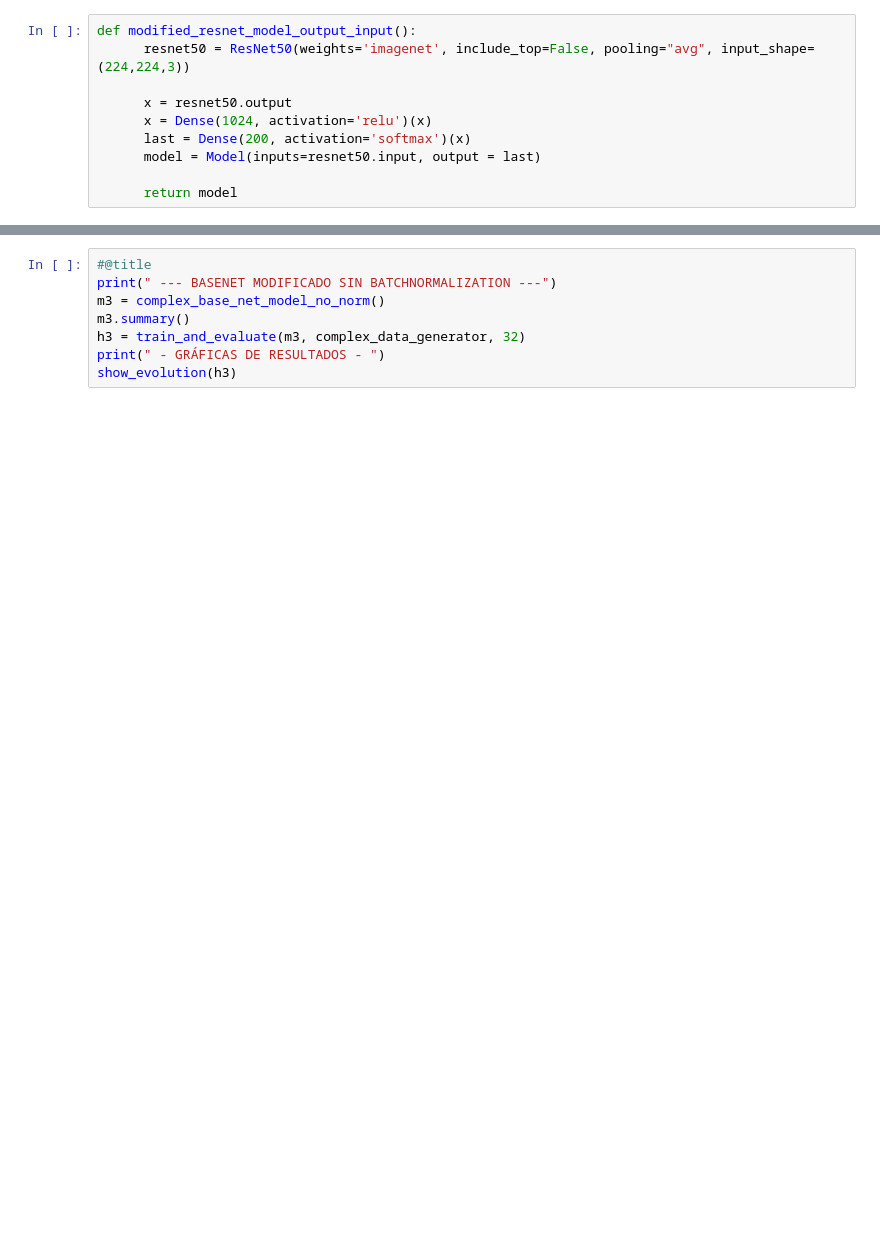
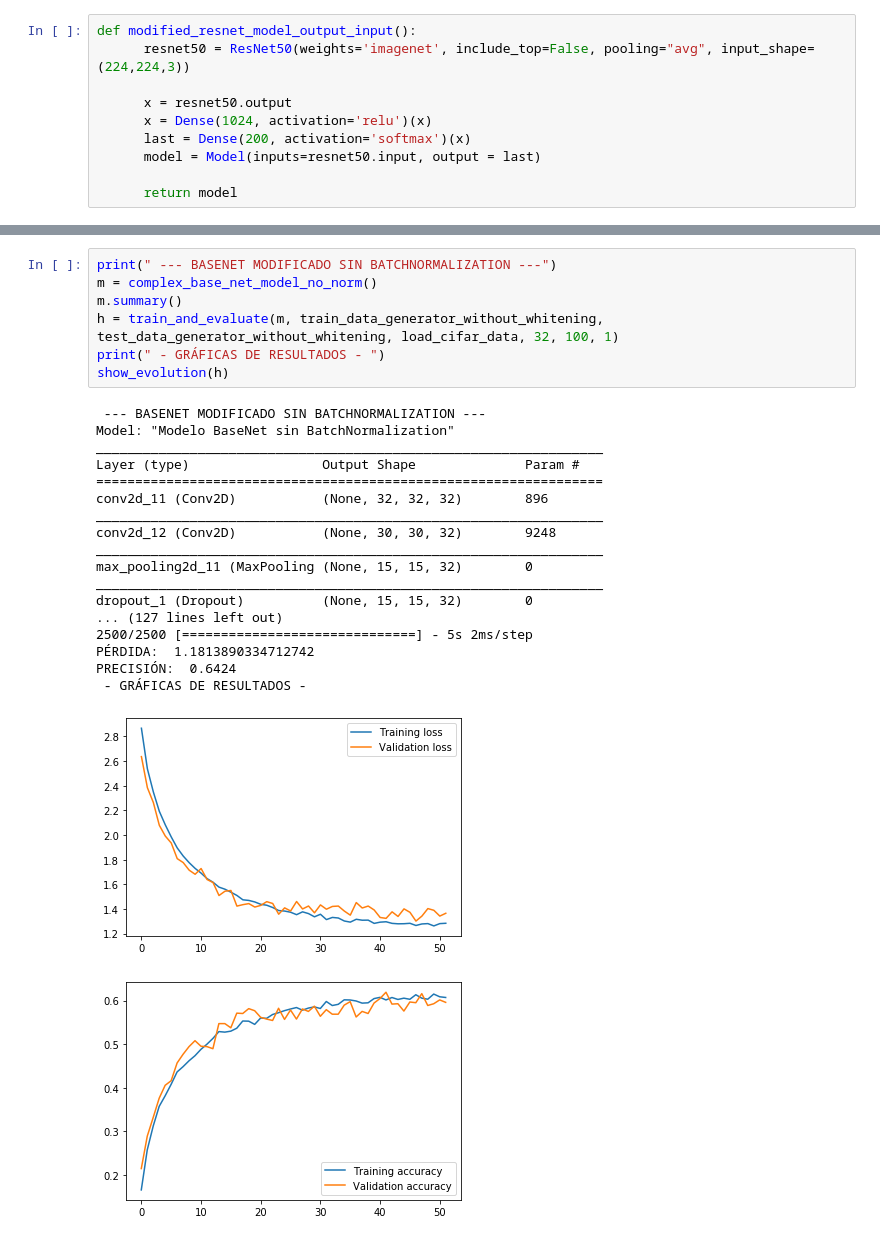
Before and after one commit to Ludvins/DGIIM_VC, a Jupyter notebook: Practica 2/Keras.ipynb, the cells around one changed output, grey strips where cells are left out. Cells and saved outputs as stored; diff of their text form; blank space fills up the shorter version.

```diff
--- a/Practica 2/Keras.ipynb
+++ b/Practica 2/Keras.ipynb
@@ -420,11 +470,30 @@ compare_evolution([h, h2, h3], ["Básico", "Complejo no Whitening", "Complejo Wi
 # %%
-#@title
 print(" --- BASENET MODIFICADO SIN BATCHNORMALIZATION ---")
-m3 = complex_base_net_model_no_norm()
-m3.summary()
-h3 = train_and_evaluate(m3, complex_data_generator, 32)
+m = complex_base_net_model_no_norm()
+m.summary()
+h = train_and_evaluate(m, train_data_generator_without_whitening, test_data_generator_without_whitening, load_cifar_data, 32, 100, 1)
 print(" - GRÁFICAS DE RESULTADOS - ")
-show_evolution(h3)
+show_evolution(h)
+# %% [output]
+ --- BASENET MODIFICADO SIN BATCHNORMALIZATION ---
+Model: "Modelo BaseNet sin BatchNormalization"
+_________________________________________________________________
+Layer (type)                 Output Shape              Param #
+=================================================================
+conv2d_11 (Conv2D)           (None, 32, 32, 32)        896
+_________________________________________________________________
+conv2d_12 (Conv2D)           (None, 30, 30, 32)        9248
+_________________________________________________________________
+max_pooling2d_11 (MaxPooling (None, 15, 15, 32)        0
+_________________________________________________________________
+dropout_1 (Dropout)          (None, 15, 15, 32)        0
+... (127 lines left out)
+2500/2500 [==============================] - 5s 2ms/step
+PÉRDIDA:  1.1813890334712742
+PRECISIÓN:  0.6424
+ - GRÁFICAS DE RESULTADOS -
+[figure, added]
+[figure, added]
 # %%
 print(" --- BASENET MODIFICADO CON BATCHNORMALIZATION ANTES VS DESPUES --- ")
 print(" -- BATCHNORMALIZATION ANTES -- ")
```
Also changed, not shown: parts of 35 cells of this notebook.
